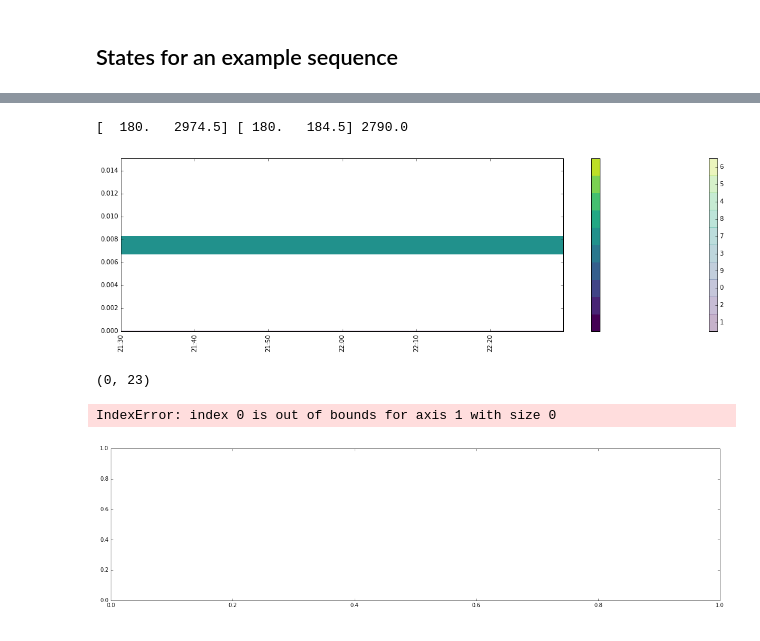
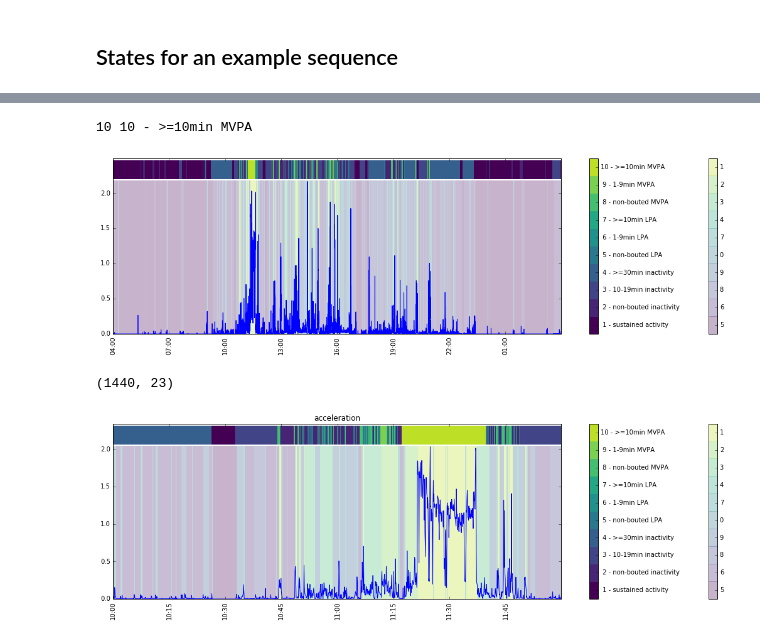
Before and after one commit to wadpac/millenniumcohort-acc, a Jupyter notebook: python/notebooks/2_AnalyseResults.ipynb, the cells around one changed output, grey strips where cells are left out. Drawn from its saved outputs; the diff is of its cells as text; code cells hidden in the pictures.

```diff
--- a/python/notebooks/2_AnalyseResults.ipynb
+++ b/python/notebooks/2_AnalyseResults.ipynb
@@ -725,12 +743,12 @@ data.head()
 # %%
 hidden_states = data['state']
 # %%
-#state_order = [5, 6, 8, 9, 0, 7, 4, 3, 2, 1]
+state_order = [5, 6, 8, 9, 0, 7, 4, 3, 2, 1]
 # %%
 from pyhsmm.util.general import rle
 from matplotlib.dates import date2num, AutoDateLocator
 
-def plot_states_and_var(data, hidden_states, state_order = None, cmap=None, columns=None, by=None, by_labels=None):
+def plot_states_and_var(data, hidden_states, state_order = None, cmap=None, columns=None, by=None, by_order=None):
     """
     Make  a plot of the data and the states
     Parameters
@@ -783,14 +801,17 @@ def plot_states_and_var(data, hidden_states, state_order = None, cmap=None, colu
         highest = ax.transData.transform((0.0,1.0))
         lowest = ax.transData.transform((0.0,0.0))
         y_to_pix_ratio = highest[1] - lowest[1]
-        print(highest, lowest, y_to_pix_ratio)
         slen_p = 30
         slen_d = slen_p / float(y_to_pix_ratio)
 
+        nr_levels = len(by_order)
+        by_dict = {by_order[i]: i for i in range(nr_levels)}
+        colors = [by_dict[b] for b in by]
         sca = ax.scatter(
             np.arange(len(hidden_states)), #data.index,
             np.ones_like(hidden_states) * datamax +  0.7*slen_d,
-            c=by,
+            c=colors,
+            vmin=0, vmax=nr_levels,
             cmap=cmap,
             edgecolors='none',
             marker='|',
@@ -798,34 +819,41 @@ def plot_states_and_var(data, hidden_states, state_order = None, cmap=None, colu
             s=slen_p**2
         )
         ax.set_ylim((datamin, datamax + slen_d*1.4))
-        if by_labels is not None:
+        if by_order is not None:
             cb2 = plt.colorbar(sca)
-            cb2.set_ticks(np.arange(1./2., cmap.N-0.5, 1))
-            cb2.set_ticklabels(by_labels)
+            cb2.set_ticks(np.arange(1./2., nr_levels+0.5, 1))
+            cb2.set_ticklabels(by_order)
     return fig, ax
+# %%
+heuristic_labels = [l for l in heuristic_classes]
+heuristic_labels.sort()
+# %%
+heuristic_seq = data['heuristic']
+heuristic_label_seq = [get_heuristic(h) for h in heuristic_seq]
+print(max(heuristic_seq), max(heuristic_label_seq))
+# %% [output]
+10 10 - >=10min MVPA
 # %%
-heuristic_seq = np.array(data['heuristic']) - 1
 fig, ax = plot_states_and_var(data, hidden_states, state_order=state_order,
-                              columns=['acceleration',], by=heuristic_seq, by_labels = heuristic_classes,
+                              columns=['acceleration',], by=heuristic_label_seq,
+                              by_order = heuristic_labels,
                               cmap=cmap_states);
 cbar = ax.images[-1].colorbar
 #cbar.set_ticklabels(state_order)
 #cbar.ax.invert_yaxis()
 plt.show()
 # %% [output]
-[  180.   2974.5] [ 180.   184.5] 2790.0
-[figure, old version]
+[figure, new version]
 # %%
 start =int(6*12*60)
 end = 8*12*60
 print(data[start:end].shape)
 fig, ax = plot_states_and_var(data[start:end], hidden_states[start:end],
-                              by=heuristic_seq[start:end], state_order=state_order,
+                              by=heuristic_label_seq[start:end], state_order=state_order,
                               cmap=cmap_states, columns=['acceleration'],
-                              by_labels = heuristic_classes)
+                              by_order=heuristic_labels)
 ax.set_title('acceleration');
 # %% [output]
-(0, 23)
+(1440, 23)
-IndexError: index 0 is out of bounds for axis 1 with size 0
-[figure, old version]
+[figure, new version]
 # %%
```
Also changed, not shown: parts of 14 cells of this notebook, 1 other file.
